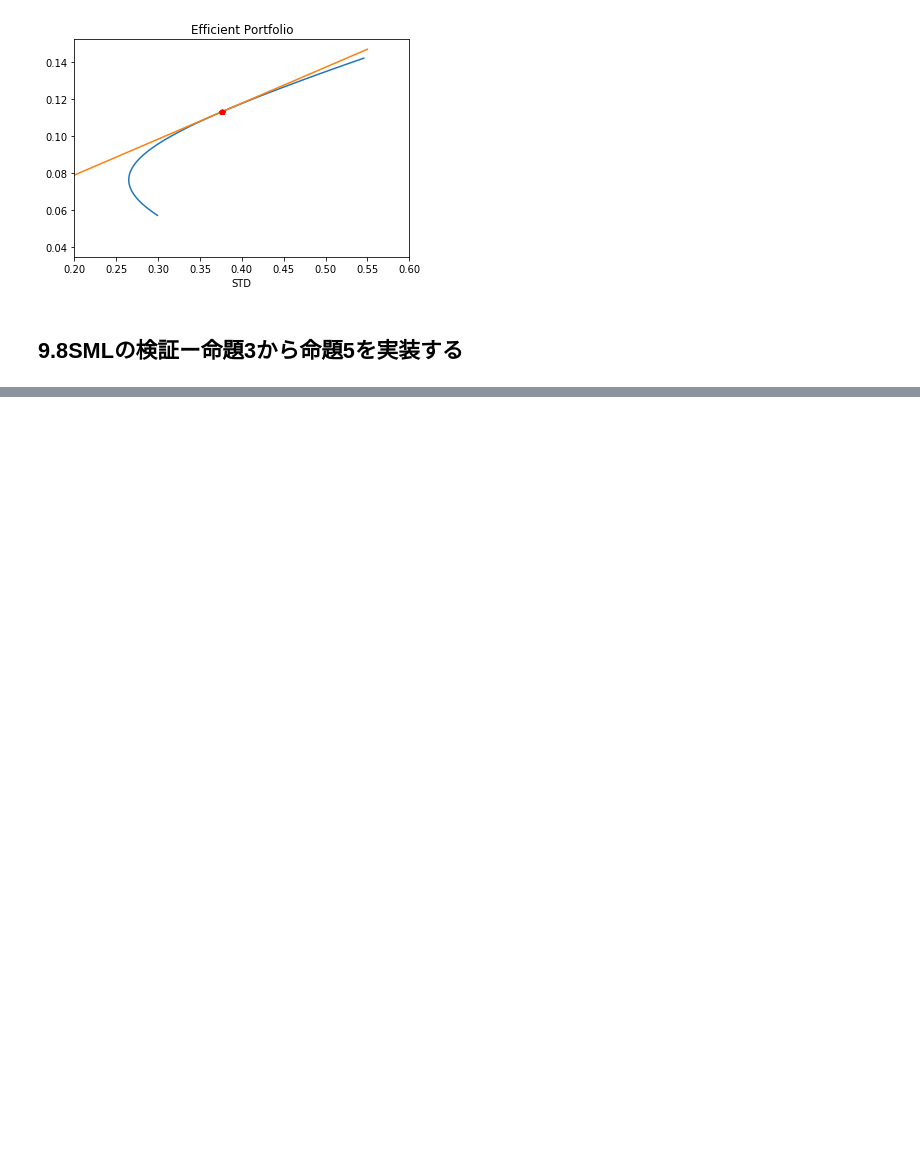
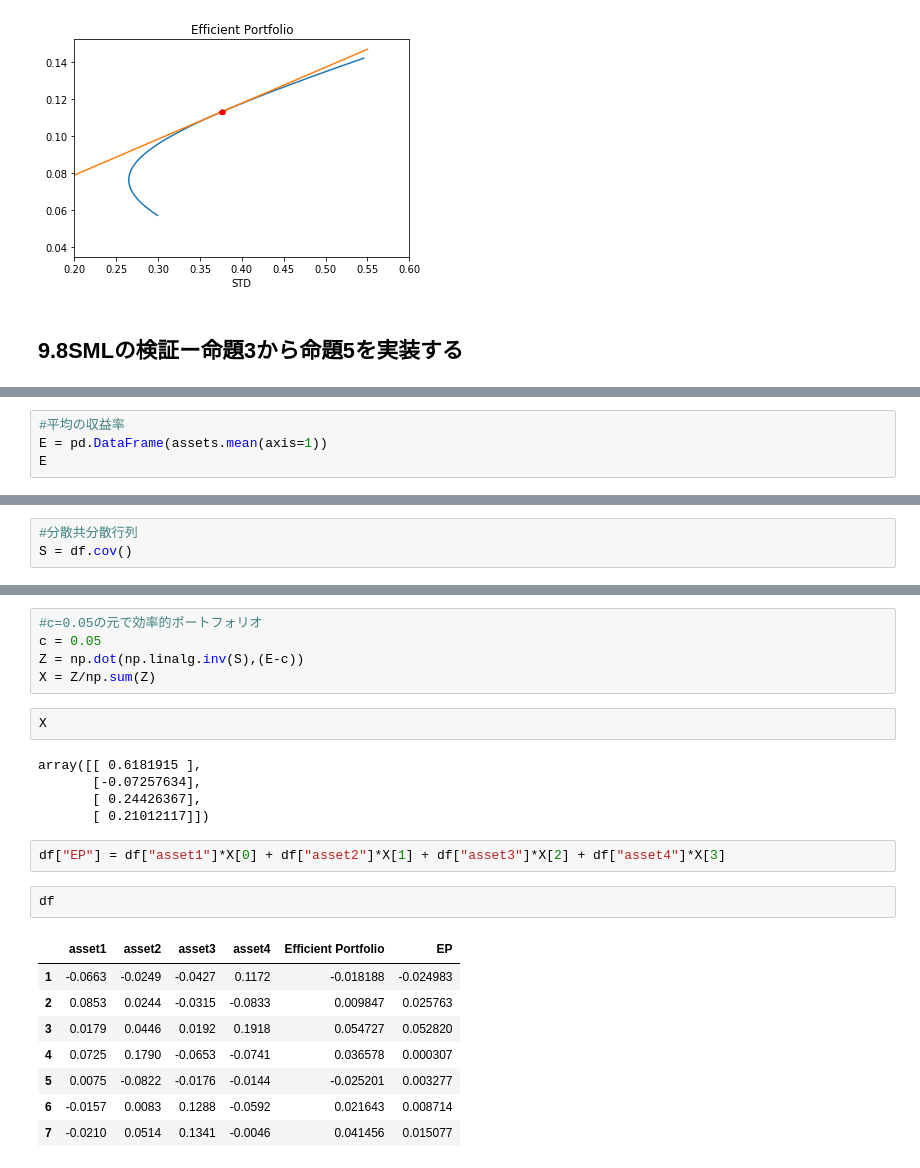
Before and after one commit to anaito13/Financial-Modeling-4th-edition, a Jupyter notebook: 2.ポートフォリオモデル/9効率的ポートフォリオの導出.ipynb, the cells around one changed output, grey strips where cells are left out. Cells and saved outputs as stored; diff of their text form; blank space fills up the shorter version.

```diff
--- a/2.ポートフォリオモデル/9効率的ポートフォリオの導出.ipynb
+++ b/2.ポートフォリオモデル/9効率的ポートフォリオの導出.ipynb
@@ -134,0 +137,4 @@ dtype: float64
+# %%
+#平均の収益率
+E = pd.DataFrame(assets.mean(axis=1))
+E
@@ -134,0 +147,3 @@ dtype: float64
+# %%
+#分散共分散行列
+S = df.cov()
@@ -134,0 +158,25 @@ dtype: float64
+# %%
+#c=0.05の元で効率的ポートフォリオ
+c = 0.05
+Z = np.dot(np.linalg.inv(S),(E-c))
+X = Z/np.sum(Z)
+# %%
+X
+# %% [output]
+array([[ 0.6181915 ],
+       [-0.07257634],
+       [ 0.24426367],
+       [ 0.21012117]])
+# %%
+df["EP"] = df["asset1"]*X[0] + df["asset2"]*X[1] + df["asset3"]*X[2] + df["asset4"]*X[3]
+# %%
+df
+# %% [output]
+|  | asset1 | asset2 | asset3 | asset4 | Efficient Portfolio | EP |
+| 1 | -0.0663 | -0.0249 | -0.0427 | 0.1172 | -0.018188 | -0.024983 |
+| 2 | 0.0853 | 0.0244 | -0.0315 | -0.0833 | 0.009847 | 0.025763 |
+| 3 | 0.0179 | 0.0446 | 0.0192 | 0.1918 | 0.054727 | 0.052820 |
+| 4 | 0.0725 | 0.1790 | -0.0653 | -0.0741 | 0.036578 | 0.000307 |
+| 5 | 0.0075 | -0.0822 | -0.0176 | -0.0144 | -0.025201 | 0.003277 |
+| 6 | -0.0157 | 0.0083 | 0.1288 | -0.0592 | 0.021643 | 0.008714 |
+| 7 | -0.0210 | 0.0514 | 0.1341 | -0.0046 | 0.041456 | 0.015077 |
```
Also changed, not shown: parts of 17 cells of this notebook.
